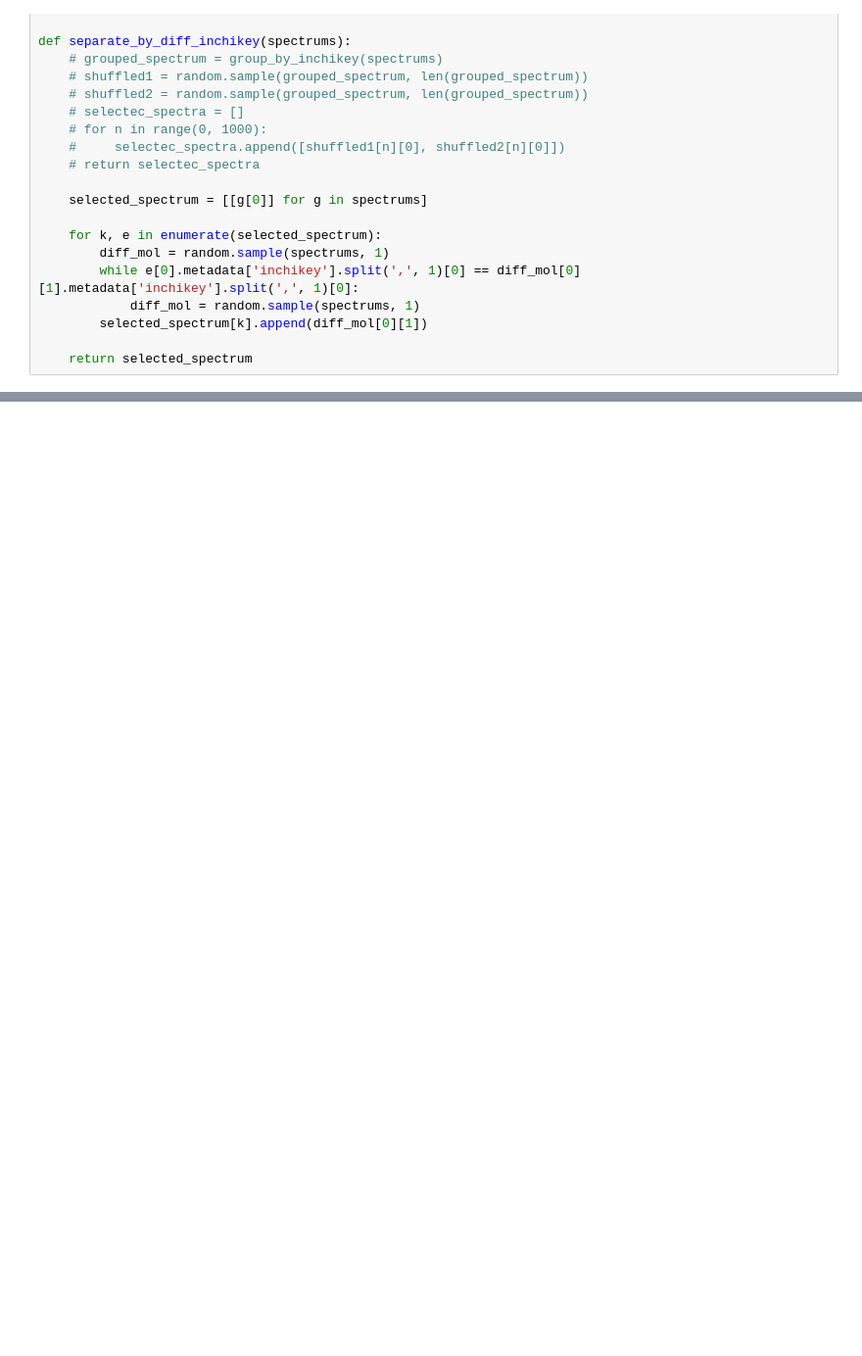
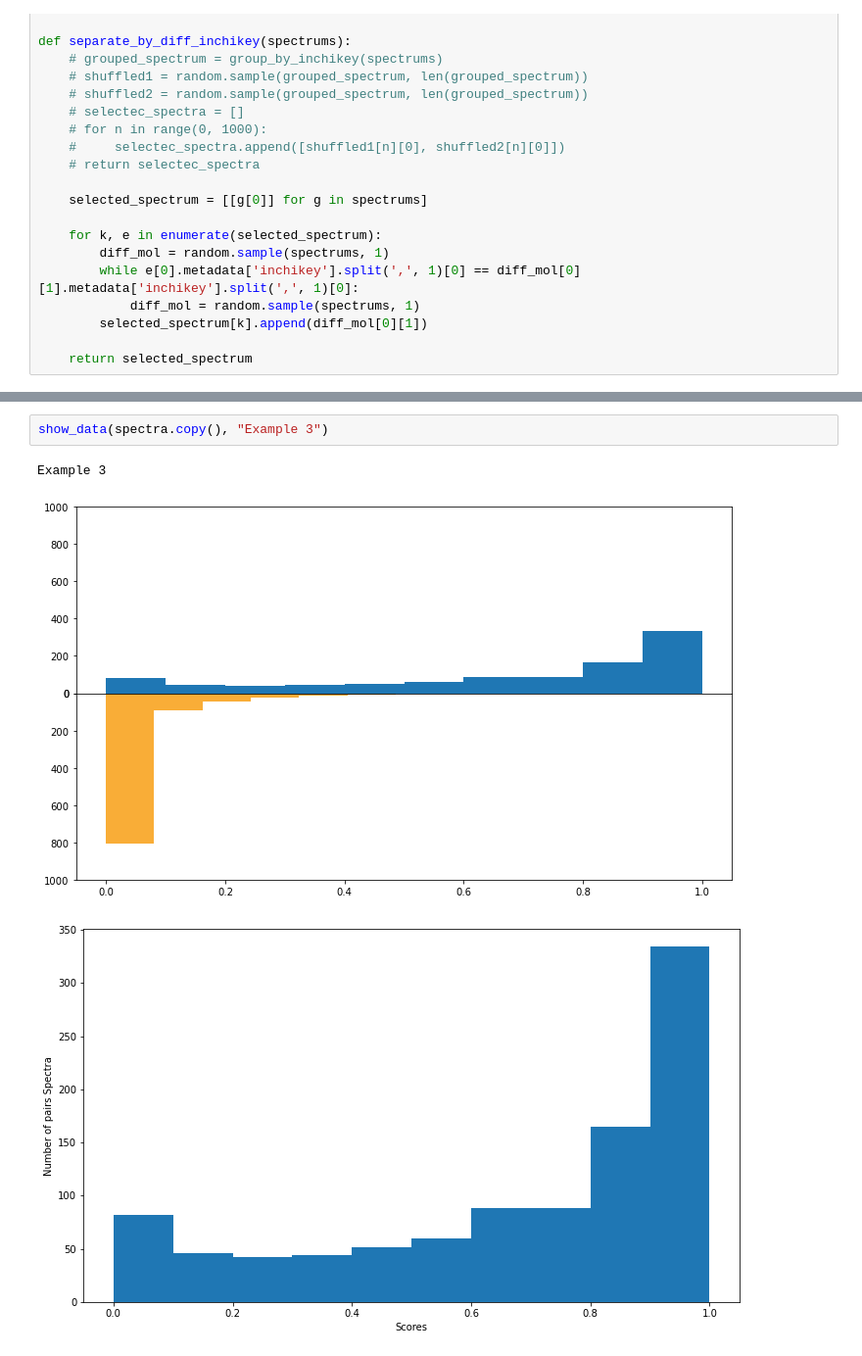
Before and after one commit to efrain2010/spec2vec_gcms_data_analysis, a Jupyter notebook: notebooks/Similarity score for GCMS.ipynb, the cells around one changed output, grey strips where cells are left out. Shown at 98% size. Drawn from its saved outputs; the diff is of its cells as text; blank space fills up the shorter version.

```diff
--- a/notebooks/Similarity score for GCMS.ipynb
+++ b/notebooks/Similarity score for GCMS.ipynb
@@ -172,0 +151,6 @@ Text(0, 0.5, 'Scores')
+# %%
+show_data(spectra.copy(), "Example 3")
+# %% [output]
+Example 3
+[figure, added]
+[figure, added]
```
Also changed, not shown: parts of 14 cells of this notebook.
